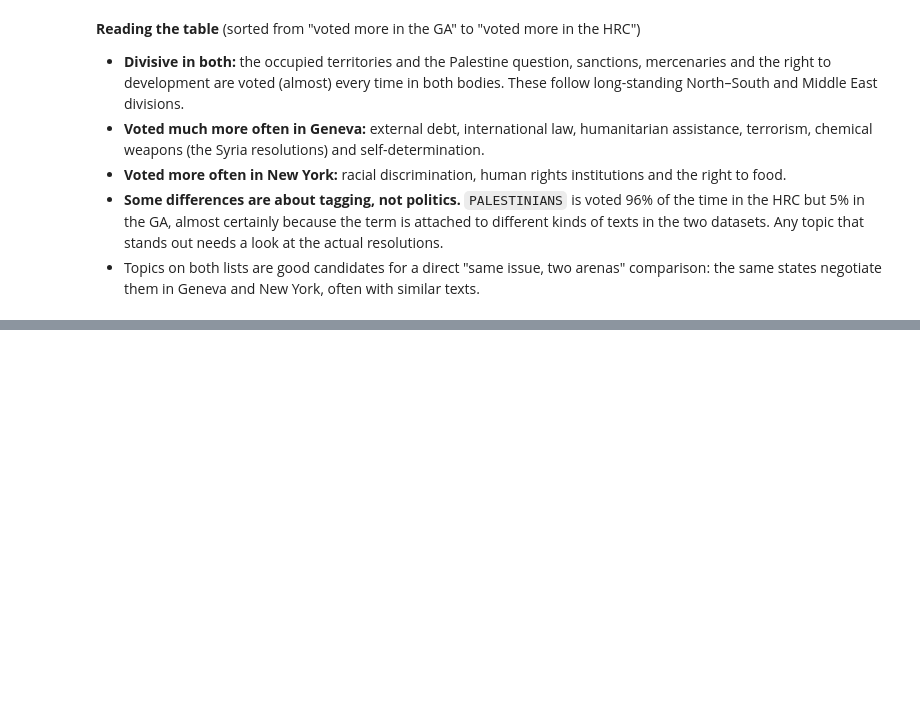
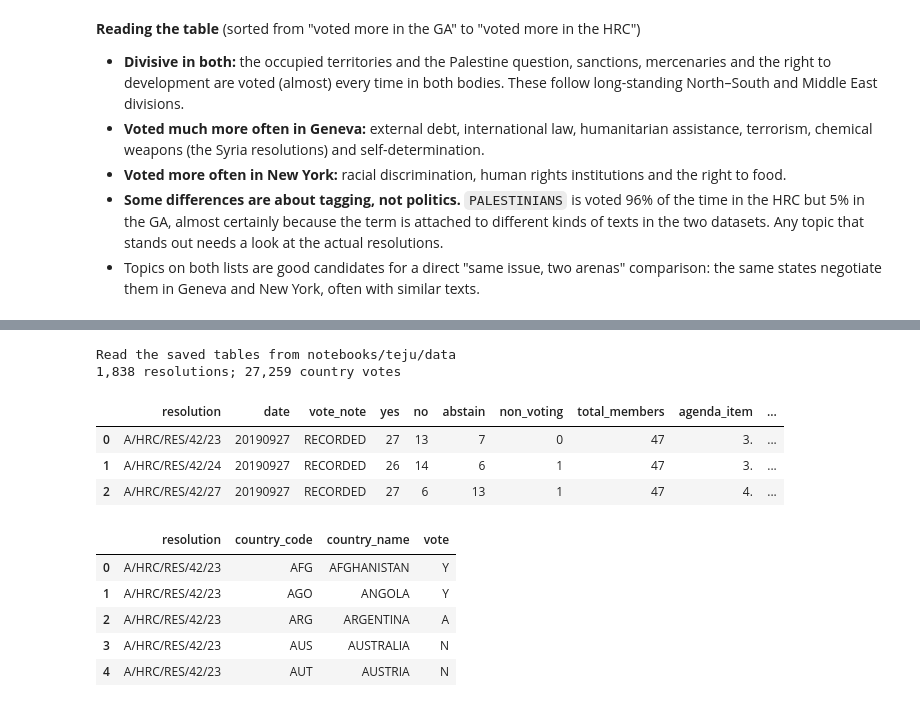
Before and after one commit to unst-ethz/policy-pulse, a Jupyter notebook: notebooks/teju/hrc_exploration.ipynb, the cells around one changed output, grey strips where cells are left out. Drawn from its saved outputs; the diff is of its cells as text; code cells hidden in the pictures; blank space fills up the shorter version.

```diff
--- a/notebooks/teju/hrc_exploration.ipynb
+++ b/notebooks/teju/hrc_exploration.ipynb
@@ -800,0 +844,68 @@ GA: 1.2 subject terms per resolution on average
+# %%
+OHCHR_NS = {"m": "http://www.loc.gov/MARC21/slim"}
+ohchr_dir = repo_root / "notebooks/teju/data/ohchr_xml"
+ohchr_resolutions_file = repo_root / "notebooks/teju/data/ohchr_hrc_resolutions.csv"
+ohchr_votes_file = repo_root / "notebooks/teju/data/ohchr_hrc_votes.csv"
+
+
+def parse_ohchr_record(record):
+    '''One OHCHR MARC record -> (resolution row, list of country-vote rows).'''
+    fields = {}
+    for field in record.findall("m:datafield", OHCHR_NS):
+        subfields = {sf.get("code"): (sf.text or "").strip() for sf in field.findall("m:subfield", OHCHR_NS)}
+        fields.setdefault(field.get("tag"), []).append(subfields)
+
+    def first(tag, code):
+        return (fields.get(tag) or [{}])[0].get(code)
+
+    symbol = first("791", "a")
+    resolution = {
+        "resolution": symbol,
+        "date": first("269", "a"),
+        "vote_note": first("591", "a"),
+        "yes": first("996", "b"), "no": first("996", "c"), "abstain": first("996", "d"),
+        "non_voting": first("996", "e"), "total_members": first("996", "f"),
+        "agenda_item": first("991", "b"),
+        "agenda_subject": first("991", "d"),
+        "title": first("245", "a"),
+        "notes": " || ".join(f.get("a", "") for f in fields.get("500", [])),
+    }
+    votes = [
+        {"resolution": symbol, "country_code": f.get("b"), "country_name": f.get("e"), "vote": f.get("d")}
+        for f in fields.get("967", [])
+    ]
+    return resolution, votes
+
+
+if ohchr_resolutions_file.exists() and ohchr_votes_file.exists():
+    ohchr = pd.read_csv(ohchr_resolutions_file, dtype=str)
+    ohchr_votes = pd.read_csv(ohchr_votes_file, dtype=str)
+    print(f"Read the saved tables from {ohchr_resolutions_file.parent.relative_to(repo_root)}")
+else:
+    resolution_rows, vote_rows = [], []
+    for xml_file in sorted(ohchr_dir.glob("*.xml")):
+        for record in ET.parse(xml_file).getroot().findall("m:record", OHCHR_NS):
+            resolution, votes = parse_ohchr_record(record)
+            resolution_rows.append(resolution)
+            vote_rows.extend(votes)
+    ohchr, ohchr_votes = pd.DataFrame(resolution_rows), pd.DataFrame(vote_rows)
+    ohchr.to_csv(ohchr_resolutions_file, index=False)
+    ohchr_votes.to_csv(ohchr_votes_file, index=False)
+    print(f"Parsed {len(sorted(ohchr_dir.glob('*.xml')))} export files and saved two tables")
+
+print(f"{len(ohchr):,} resolutions; {len(ohchr_votes):,} country votes")
+display(ohchr.head(3))
+display(ohchr_votes.head(5))
+# %% [output]
+Read the saved tables from notebooks/teju/data
+1,838 resolutions; 27,259 country votes
+|  | resolution | date | vote_note | yes | no | abstain | non_voting | total_members | agenda_item | ... |
+| 0 | A/HRC/RES/42/23 | 20190927 | RECORDED | 27 | 13 | 7 | 0 | 47 | 3. | ... |
+| 1 | A/HRC/RES/42/24 | 20190927 | RECORDED | 26 | 14 | 6 | 1 | 47 | 3. | ... |
+| 2 | A/HRC/RES/42/27 | 20190927 | RECORDED | 27 | 6 | 13 | 1 | 47 | 4. | ... |
+|  | resolution | country_code | country_name | vote |
+| 0 | A/HRC/RES/42/23 | AFG | AFGHANISTAN | Y |
+| 1 | A/HRC/RES/42/23 | AGO | ANGOLA | Y |
+| 2 | A/HRC/RES/42/23 | ARG | ARGENTINA | A |
+| 3 | A/HRC/RES/42/23 | AUS | AUSTRALIA | N |
+| 4 | A/HRC/RES/42/23 | AUT | AUSTRIA | N |
```
Also changed, not shown: parts of 23 cells of this notebook, 2 other files.
